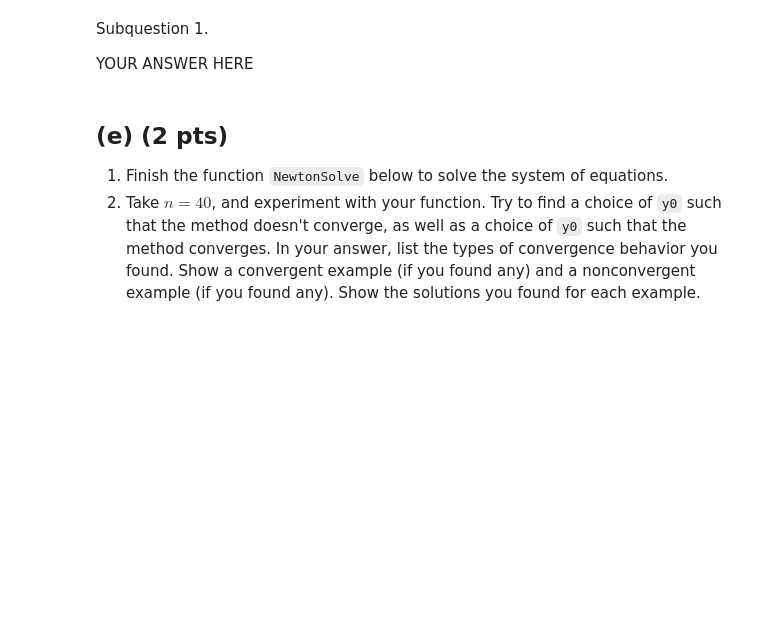
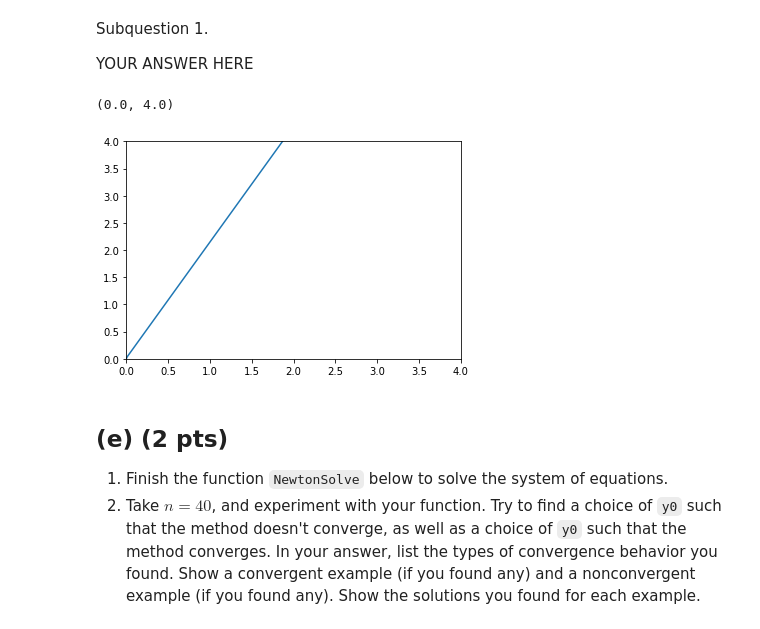
Before and after one commit to jygd-bit/NA_homework, a Jupyter notebook: hw4_2022.ipynb, the cells around one changed output. Saved outputs shown, nothing was run; the diff lists cells and outputs as text; code cells hidden in the pictures; blank space fills up the shorter version.

```diff
--- a/hw4_2022.ipynb
+++ b/hw4_2022.ipynb
@@ -188,10 +209,14 @@ Finish the function `JacobianF` that computes the Jacobian ${\bf J}_F(\vec y)$ o
 To get full points for this part of the exercise, the Jacobian must be computed in the form of a sparse matrix.
 # %%
 def F(y):
+    M = SecondDerMatrix(len(y))
     E = np.exp(y)
-
-    return M*y + E
+    return coo_matrix.dot(M, y) + E
 
 def JacobianF(y):
-    # YOUR CODE HERE (remove the next line when making your implementation)
-    raise NotImplementedError()
+    M = SecondDerMatrix(len(y))
+    E_y = np.exp(y)
+
+    diagonal = diags([E_y], [0])
+
+    return M + diagonal
@@ -209,7 +232,37 @@ YOUR ANSWER HERE
 # %%
 # Subquestions 2 and 3.
 
-# YOUR CODE HERE
+# define first order taylor expansion of F
+def first_order_taylor(y, s):
+    return F(y) + coo_matrix.dot(JacobianF(y).T, s)
+
+
+# choose whatever y
+y = np.array([.1, .2, .3, .4])
+
+# initialize lists to store errors and O(h)s
+T_error = []
+O_h = []
+
+for k in range(10):
+    # make new s
+    s = 1 / (np.power(10, k)) * np.ones(len(y))
+
+    # calculate normalized error of taylor vs. direct
+    T_error.append(np.linalg.norm(F(y + s) - first_order_taylor(y, s)))
+
+    # use norm(s) = O(h) to calculate O(norm(s))
+    O_h.append(np.linalg.norm(s) ** 2)
+
+plt.plot(T_error, O_h)
+plt.ylim(0, 4)
+plt.xlim(0, 4)
+plt.title('proportionality of the normalized error of T_F(y, s) on F(y + s)')
+plt.ylabel('normalized error of the 1st order taylor expansion of F')
+plt.xlabel('')
+# %% [output]
+(0.0, 4.0)
+[figure, added]
 # %% [markdown]
 ## (e) (2 pts)
 1. Finish the function `NewtonSolve` below to solve the system of equations.
```
Also changed, not shown: parts of 4 cells of this notebook.
